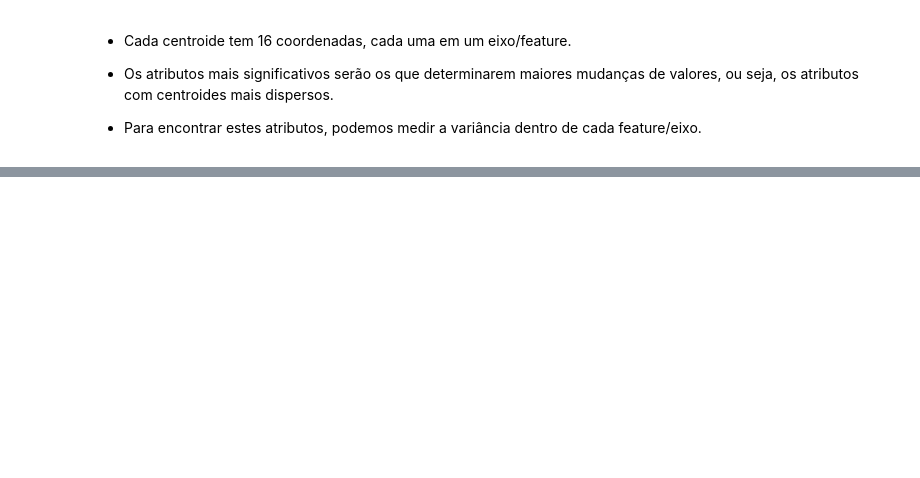
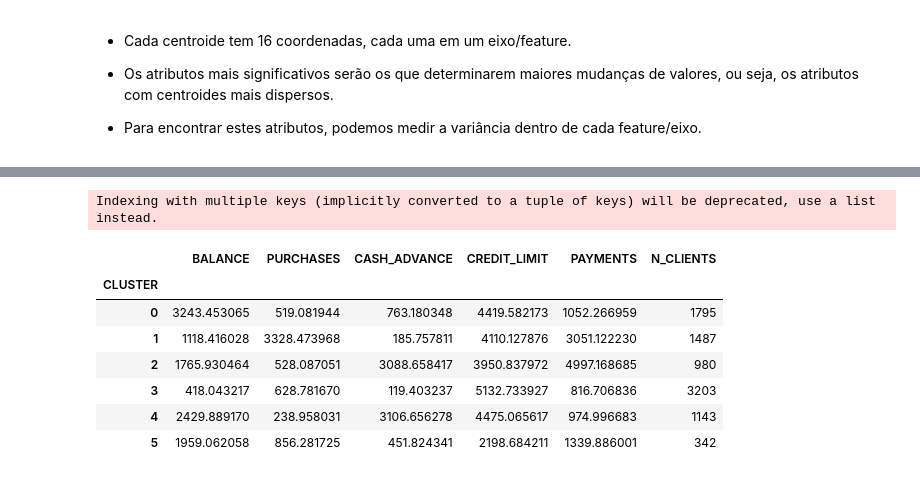
Before and after one commit to Tathy/Analise_comportamental_usuarios_cartao_de_credito, a Jupyter notebook: Clustering_extraindo_padroes_de_dados.ipynb, the cells around one changed output, grey strips where cells are left out. Drawn from its saved outputs; the diff is of its cells as text; code cells hidden in the pictures; blank space fills up the shorter version.

```diff
--- a/Clustering_extraindo_padroes_de_dados.ipynb
+++ b/Clustering_extraindo_padroes_de_dados.ipynb
@@ -532,0 +550,17 @@ variancias.head(6)
+# %%
+description = dataset.groupby('CLUSTER')['BALANCE', 'PURCHASES', 'CASH_ADVANCE', 'CREDIT_LIMIT', 'PAYMENTS']
+n_clients_per_cluster = description.size()
+description = description.mean()
+description['N_CLIENTS'] = n_clients_per_cluster
+
+description
+# %% [output]
+Indexing with multiple keys (implicitly converted to a tuple of keys) will be deprecated, use a list instead.
+|  | BALANCE | PURCHASES | CASH_ADVANCE | CREDIT_LIMIT | PAYMENTS | N_CLIENTS |
+| CLUSTER |  |  |  |  |  |  |
+| 0 | 3243.453065 | 519.081944 | 763.180348 | 4419.582173 | 1052.266959 | 1795 |
+| 1 | 1118.416028 | 3328.473968 | 185.757811 | 4110.127876 | 3051.122230 | 1487 |
+| 2 | 1765.930464 | 528.087051 | 3088.658417 | 3950.837972 | 4997.168685 | 980 |
+| 3 | 418.043217 | 628.781670 | 119.403237 | 5132.733927 | 816.706836 | 3203 |
+| 4 | 2429.889170 | 238.958031 | 3106.656278 | 4475.065617 | 974.996683 | 1143 |
+| 5 | 1959.062058 | 856.281725 | 451.824341 | 2198.684211 | 1339.886001 | 342 |
```
Also changed, not shown: parts of 20 cells of this notebook.
